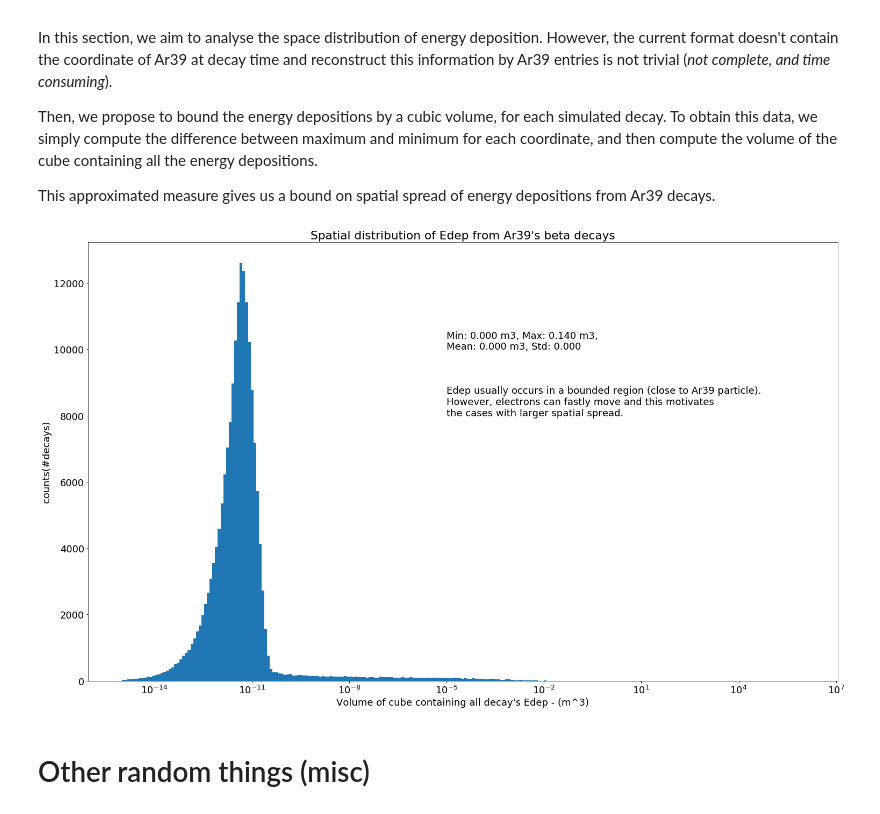
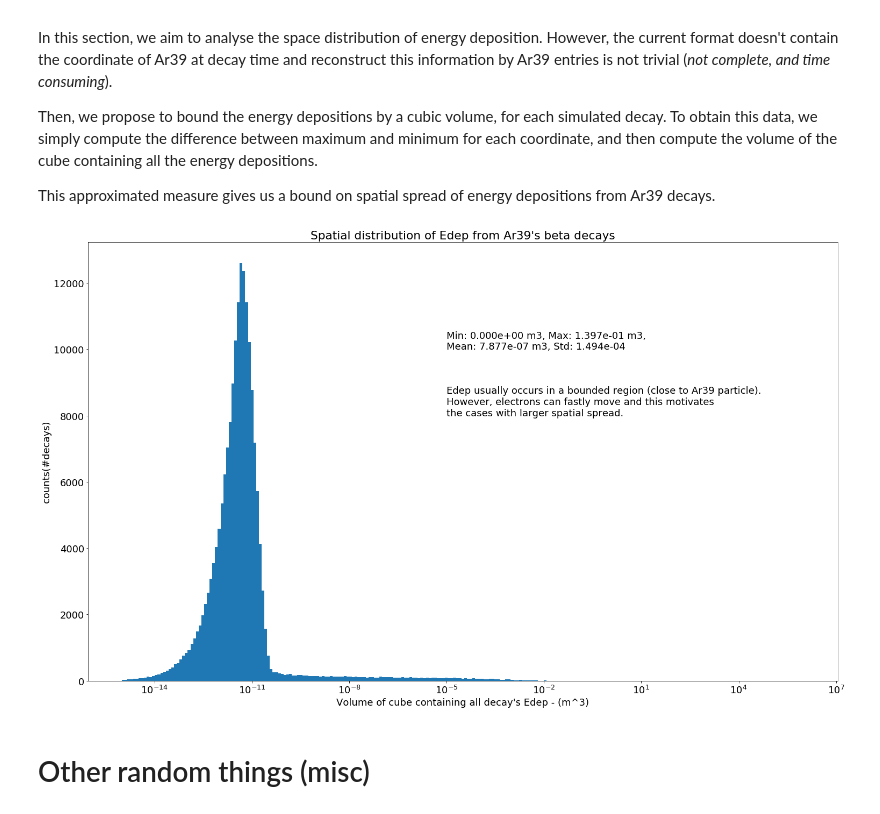
Before and after one commit to luigiberducci/ML4NP, a Jupyter notebook: Notebooks/analysis_1e6_ar39.ipynb, the cells around one changed output. Drawn from its saved outputs; the diff is of its cells as text; code cells hidden in the pictures.

```diff
--- a/Notebooks/analysis_1e6_ar39.ipynb
+++ b/Notebooks/analysis_1e6_ar39.ipynb
@@ -92,25 +92,25 @@ This approximated measure gives us a bound on spatial spread of energy depositio
 # %%
 min_coord = entry_gb_decays[["x", "y", "z"]].min()
 max_coord = entry_gb_decays[["x", "y", "z"]].max()
 diff_coord = abs(max_coord - min_coord) / 1000    # convert in m
 area_cube_decay = diff_coord.x * diff_coord.y * diff_coord.z
 
 cube_stats = area_cube_decay.describe()
 
 bins = np.logspace(-15, 6, 250)
 plt.hist(area_cube_decay, bins=bins)
 plt.xscale("log")
 plt.xlabel("Volume of cube containing all decay's Edep - (m^3)")
 plt.ylabel("counts(#decays)")
 plt.title("Spatial distribution of Edep from Ar39's beta decays")
 plt.text(10**-5, 8000, "Edep usually occurs in a bounded region (close to Ar39 particle).\n" \
                     "However, electrons can fastly move and this motivates\n" \
                     "the cases with larger spatial spread.")
-plt.text(10**-5, 10000, "Min: {:.3f} m3, Max: {:.3f} m3,\nMean: {:.3f} m3, Std: {:.3f}".format(cube_stats.loc["min"], cube_stats.loc["max"],
+plt.text(10**-5, 10000, "Min: {:.3e} m3, Max: {:.3e} m3,\nMean: {:.3e} m3, Std: {:.3e}".format(cube_stats.loc["min"], cube_stats.loc["max"],
                                                                                cube_stats.loc["mean"], cube_stats.loc["std"]))
 plt.show()
 # %% [output]
-[figure, old version]
+[figure, new version]
 # %% [markdown]
 # Other random things (misc)
 # %%
```
Also changed, not shown: parts of 1 cell of this notebook, 1 other file.
